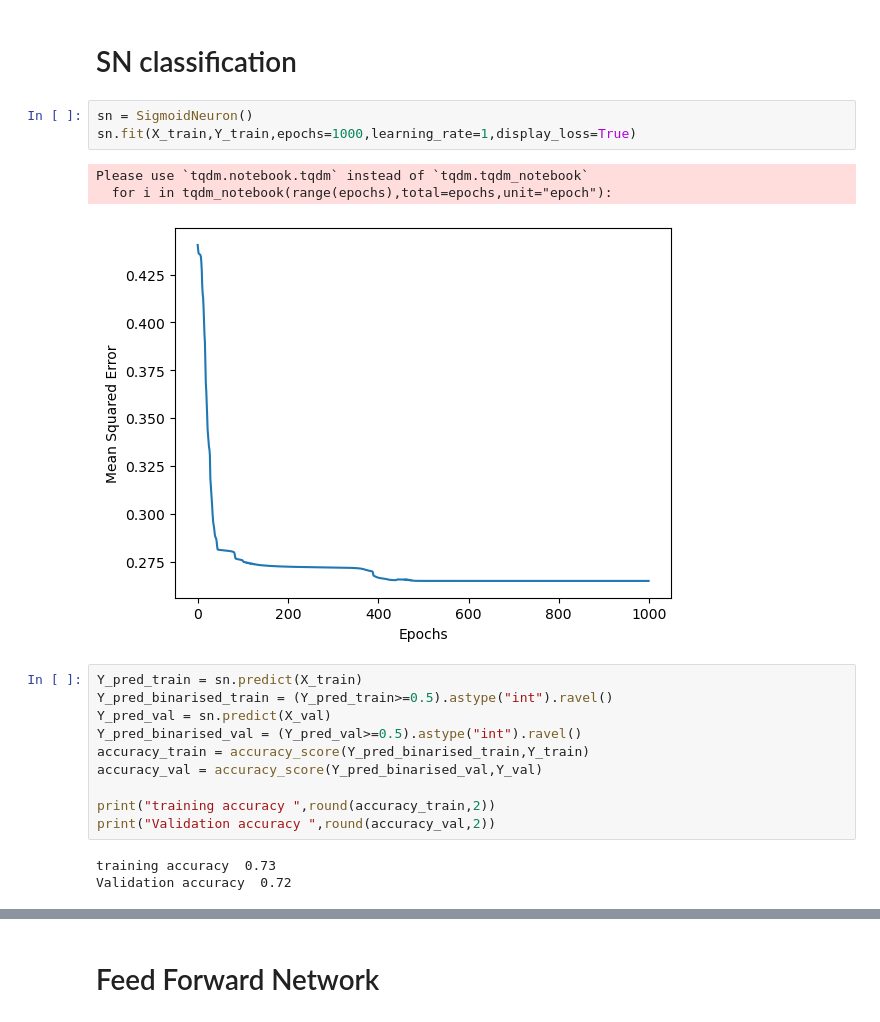
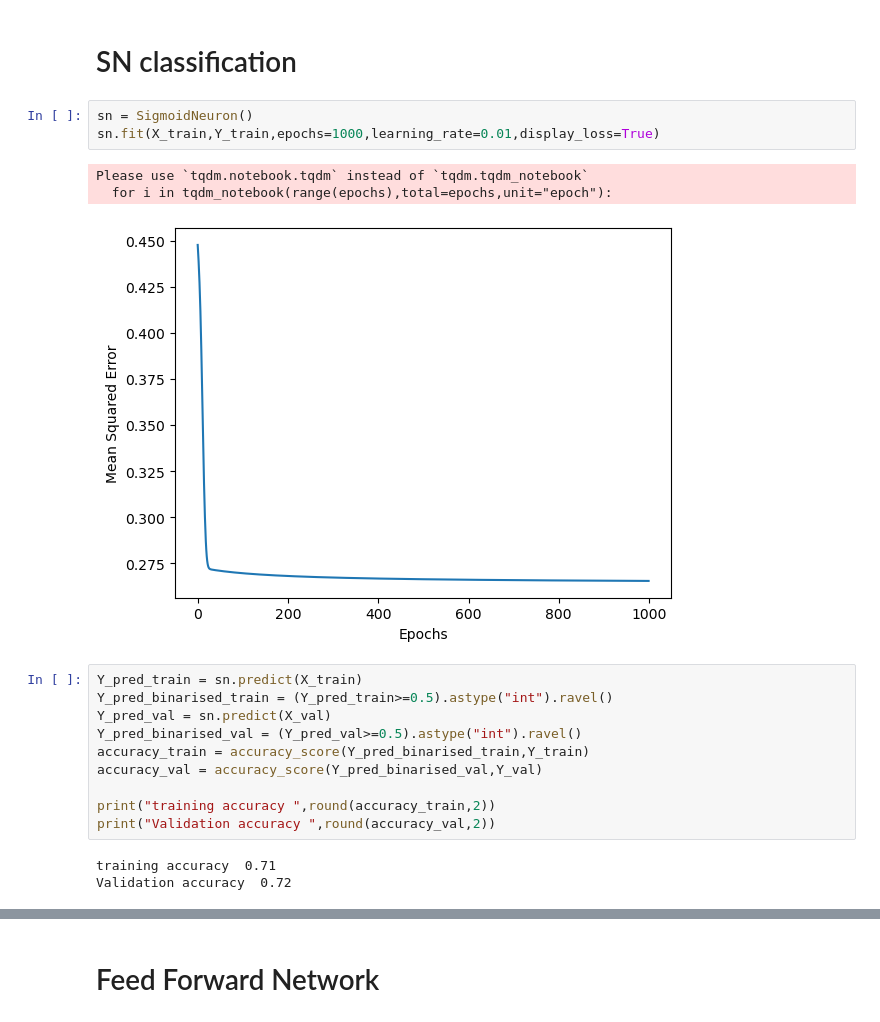
Before and after one commit to Nasir499/FeedForward-Network, a Jupyter notebook: FeedForwardNetwork.ipynb, the cells around one changed output, grey strips where cells are left out. Drawn from its saved outputs; the diff is of its cells as text.

```diff
--- a/FeedForwardNetwork.ipynb
+++ b/FeedForwardNetwork.ipynb
@@ -122,11 +122,11 @@ print(X_train.shape,X_val.shape)
 # SN classification
 # %%
 sn = SigmoidNeuron()
-sn.fit(X_train,Y_train,epochs=1000,learning_rate=1,display_loss=True)
+sn.fit(X_train,Y_train,epochs=1000,learning_rate=0.01,display_loss=True)
 # %% [output]
 Please use `tqdm.notebook.tqdm` instead of `tqdm.tqdm_notebook`
   for i in tqdm_notebook(range(epochs),total=epochs,unit="epoch"):
-[figure, old version]
+[figure, new version]
 # %%
 Y_pred_train = sn.predict(X_train)
 Y_pred_binarised_train = (Y_pred_train>=0.5).astype("int").ravel()
@@ -138,7 +138,7 @@ accuracy_val = accuracy_score(Y_pred_binarised_val,Y_val)
 print("training accuracy ",round(accuracy_train,2))
 print("Validation accuracy ",round(accuracy_val,2))
 # %% [output]
-training accuracy  0.73
+training accuracy  0.71
 Validation accuracy  0.72
 # %%
 plt.scatter(X_train[:,0],X_train[:,1],c=Y_pred_binarised_train,cmap=my_cmap,s=15*(np.abs(Y_pred_binarised_train-Y_train))+.2)
```
Also changed, not shown: parts of 3 cells of this notebook, 1 other file.
